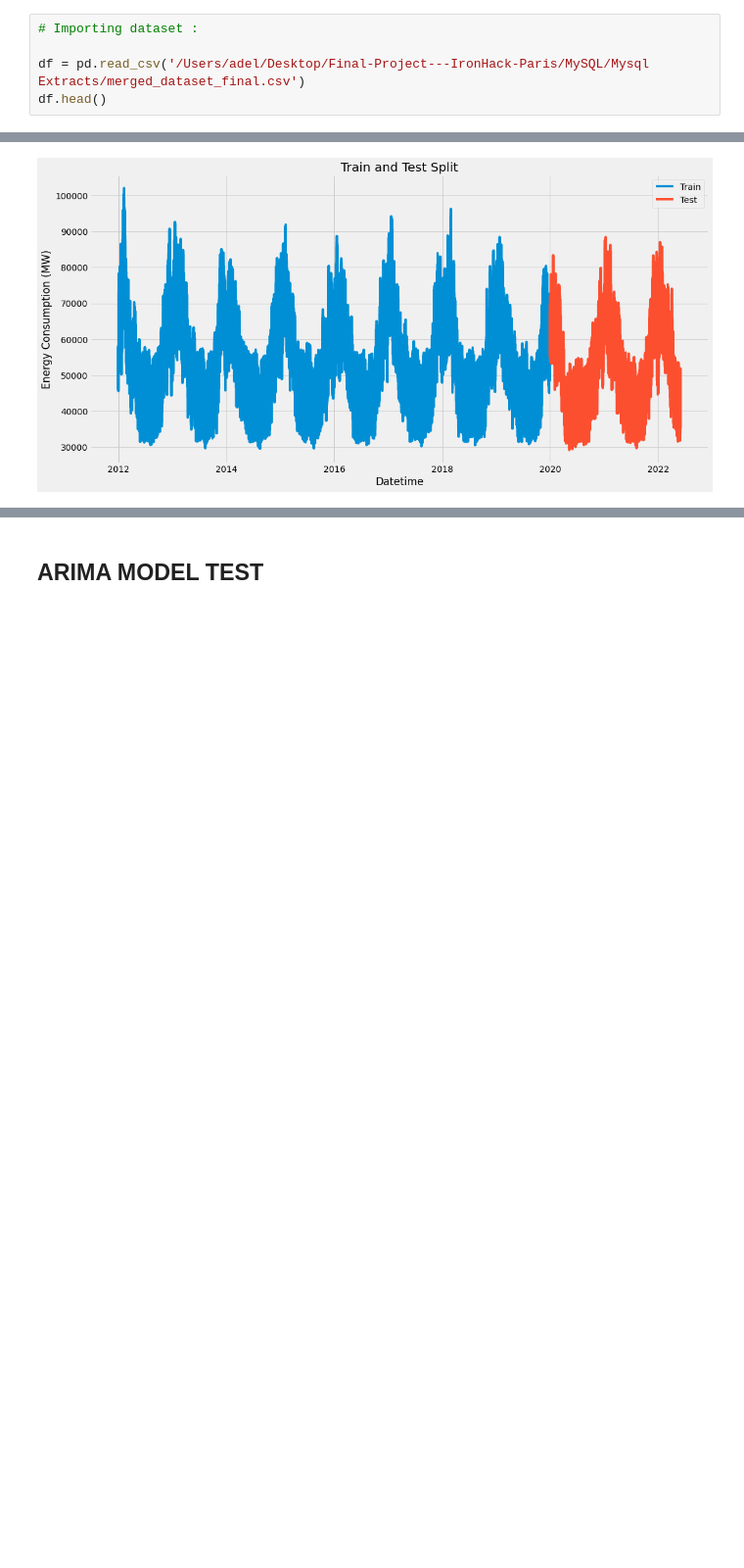
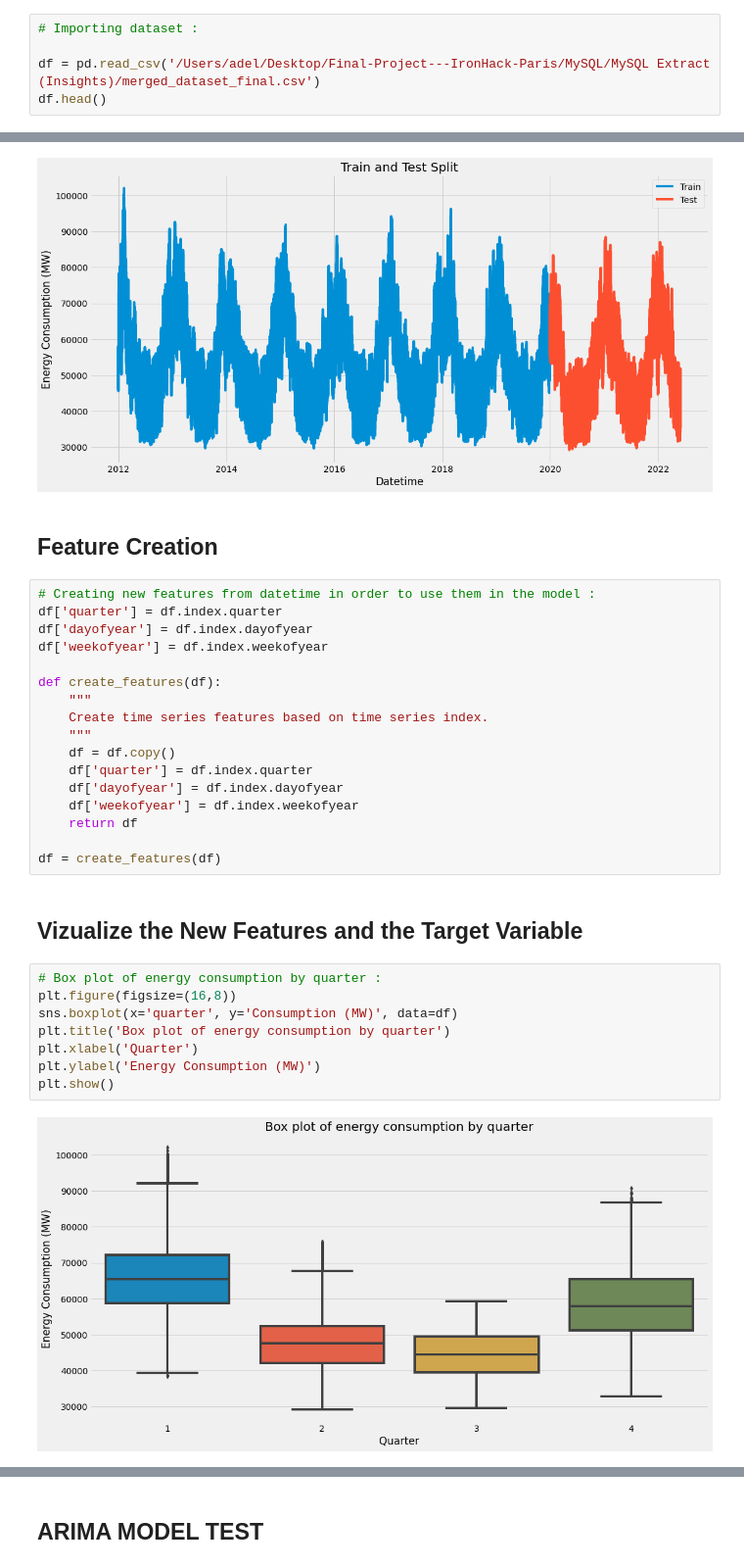
Before and after one commit to kronodel/Final-Project---IronHack-Paris, a Jupyter notebook: Machine_Learning/Machine_Learning_Energy.ipynb, the cells around one changed output, grey strips where cells are left out. Shown: that part at 98% size. Saved outputs shown, nothing was run; the diff lists cells and outputs as text; blank space fills up the shorter version.

```diff
--- a/Machine_Learning/Machine_Learning_Energy.ipynb
+++ b/Machine_Learning/Machine_Learning_Energy.ipynb
@@ -31,7 +31,7 @@ plt.style.use('fivethirtyeight')
 # %%
 # Importing dataset :
 
-df = pd.read_csv('/Users/adel/Desktop/Final-Project---IronHack-Paris/MySQL/Mysql Extracts/merged_dataset_final.csv')
+df = pd.read_csv('/Users/adel/Desktop/Final-Project---IronHack-Paris/MySQL/MySQL Extract (Insights)/merged_dataset_final.csv')
 df.head()
 # %% [output]
 |  | Datetime | date | Year | Month | Day | Hour | Weekday | Consumption (MW) | Fuel oil (MW) | ... |
@@ -124,3 +124,34 @@ plt.legend(loc='best')
 plt.show()
 # %% [output]
 [figure]
+# %% [markdown]
+## Feature Creation
+# %%
+# Creating new features from datetime in order to use them in the model :
+df['quarter'] = df.index.quarter
+df['dayofyear'] = df.index.dayofyear
+df['weekofyear'] = df.index.weekofyear
+
+def create_features(df):
+    """
+    Create time series features based on time series index.
+    """
+    df = df.copy()
+    df['quarter'] = df.index.quarter
+    df['dayofyear'] = df.index.dayofyear
+    df['weekofyear'] = df.index.weekofyear
+    return df
+
+df = create_features(df)
+# %% [markdown]
+## Vizualize the New Features and the Target Variable
+# %%
+# Box plot of energy consumption by quarter :
+plt.figure(figsize=(16,8))
+sns.boxplot(x='quarter', y='Consumption (MW)', data=df)
+plt.title('Box plot of energy consumption by quarter')
+plt.xlabel('Quarter')
+plt.ylabel('Energy Consumption (MW)')
+plt.show()
+# %% [output]
+[figure, added]
```
Also changed, not shown: parts of 17 cells of this notebook, 5 other files.
